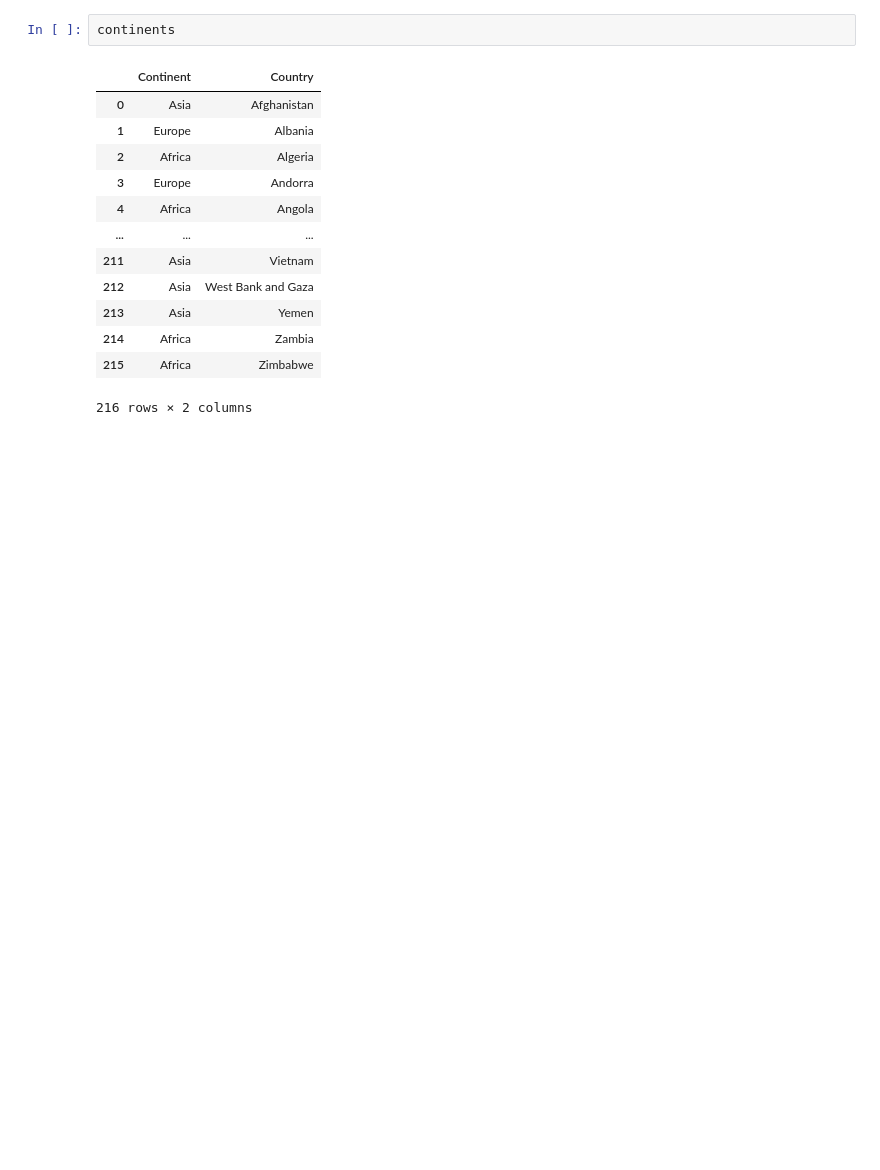
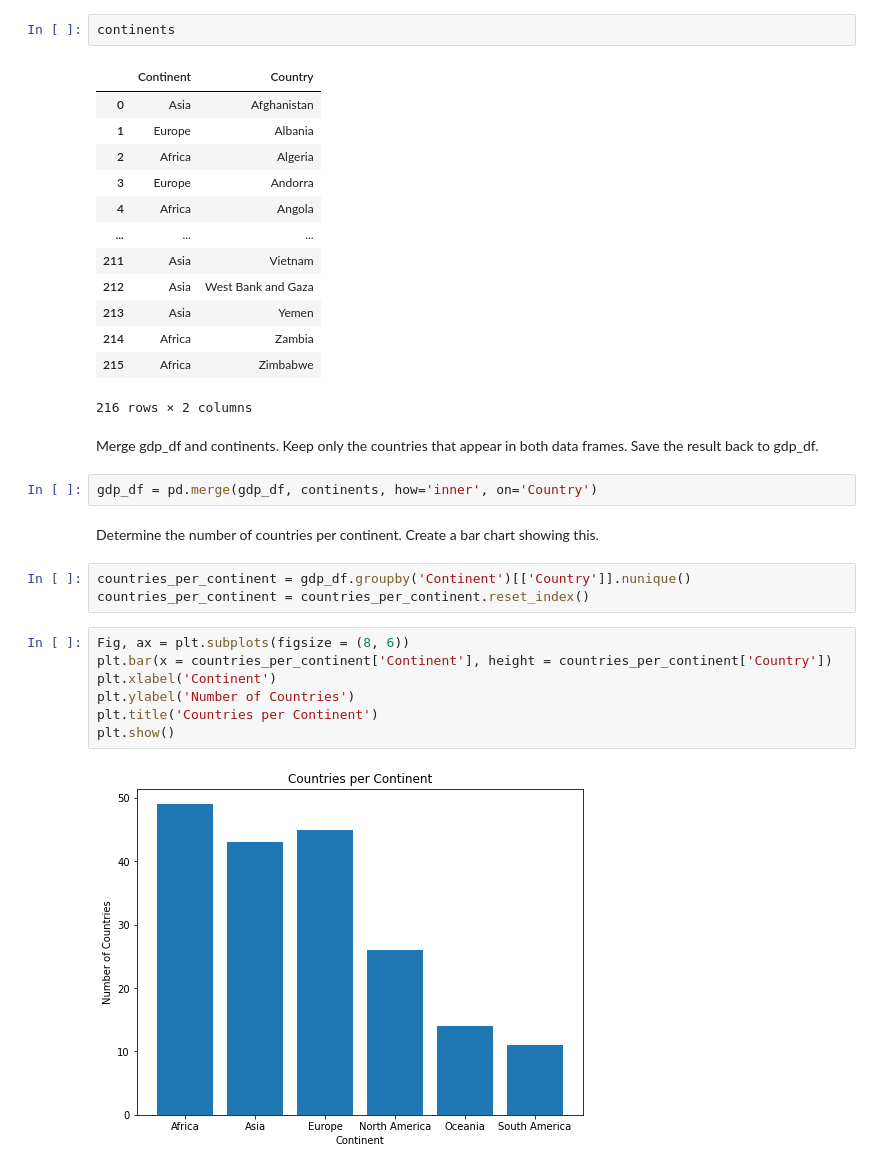
Before and after one commit to nss-data-science-cohort-6/un_data_question-Garrett-Holland, a Jupyter notebook: notebook/UN_Data_Exploration.ipynb, the cells around one changed output. Saved outputs shown, nothing was run; the diff lists cells and outputs as text; blank space fills up the shorter version.

```diff
--- a/notebook/UN_Data_Exploration.ipynb
+++ b/notebook/UN_Data_Exploration.ipynb
@@ -263,3 +263,21 @@ continents
 | 214 | Africa | Zambia |
 | 215 | Africa | Zimbabwe |
 216 rows × 2 columns
+# %% [markdown]
+Merge gdp_df and continents. Keep only the countries that appear in both data frames. Save the result back to gdp_df.
+# %%
+gdp_df = pd.merge(gdp_df, continents, how='inner', on='Country')
+# %% [markdown]
+Determine the number of countries per continent. Create a bar chart showing this.
+# %%
+countries_per_continent = gdp_df.groupby('Continent')[['Country']].nunique()
+countries_per_continent = countries_per_continent.reset_index()
+# %%
+Fig, ax = plt.subplots(figsize = (8, 6))
+plt.bar(x = countries_per_continent['Continent'], height = countries_per_continent['Country'])
+plt.xlabel('Continent')
+plt.ylabel('Number of Countries')
+plt.title('Countries per Continent')
+plt.show()
+# %% [output]
+[figure, added]
```
Also changed, not shown: parts of 34 cells of this notebook, 1 other file.
